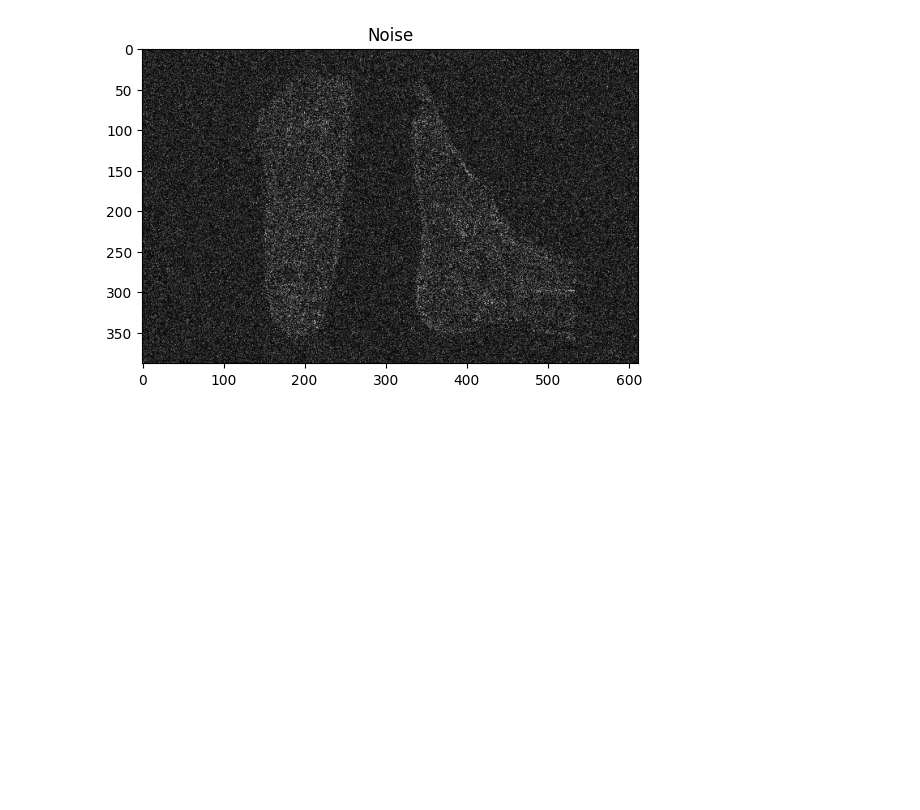
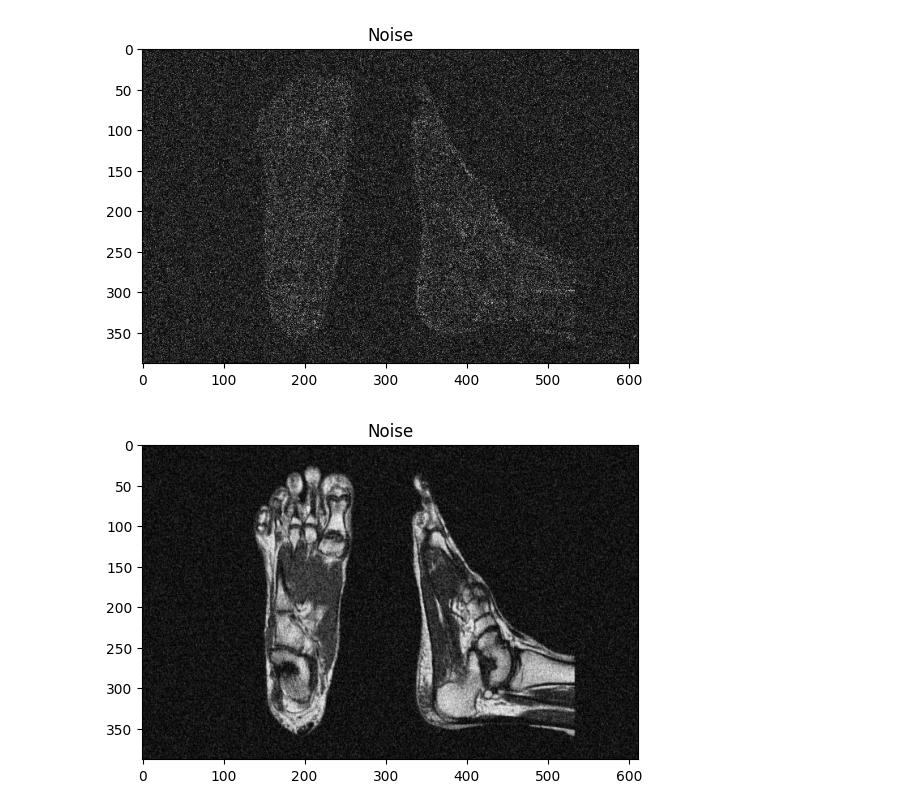
Before and after one commit to gonzagrau/PAIByB, a Jupyter notebook: GUIA1/QTlukiNB.ipynb, the cells around one changed output. Drawn from its saved outputs; the diff is of its cells as text; code cells hidden in the pictures; blank space fills up the shorter version.

Commit message:
Added new FFT mask.

```diff
--- a/GUIA1/QTlukiNB.ipynb
+++ b/GUIA1/QTlukiNB.ipynb
@@ -193,3 +193,15 @@ plt.title('Noise')
 plt.show()
 # %% [output]
 [figure]
+# %%
+maskinv = mask
+maskinv[maskinv == 1] = 2
+maskinv[maskinv == 0] = 1
+maskinv[maskinv == 2] = 0
+# %%
+new_img_filt = apply_filter(img, maskinv)
+plt.imshow(new_img_filt, cmap = 'gray')
+plt.title('Noise')
+plt.show()
+# %% [output]
+[figure, added]
```
